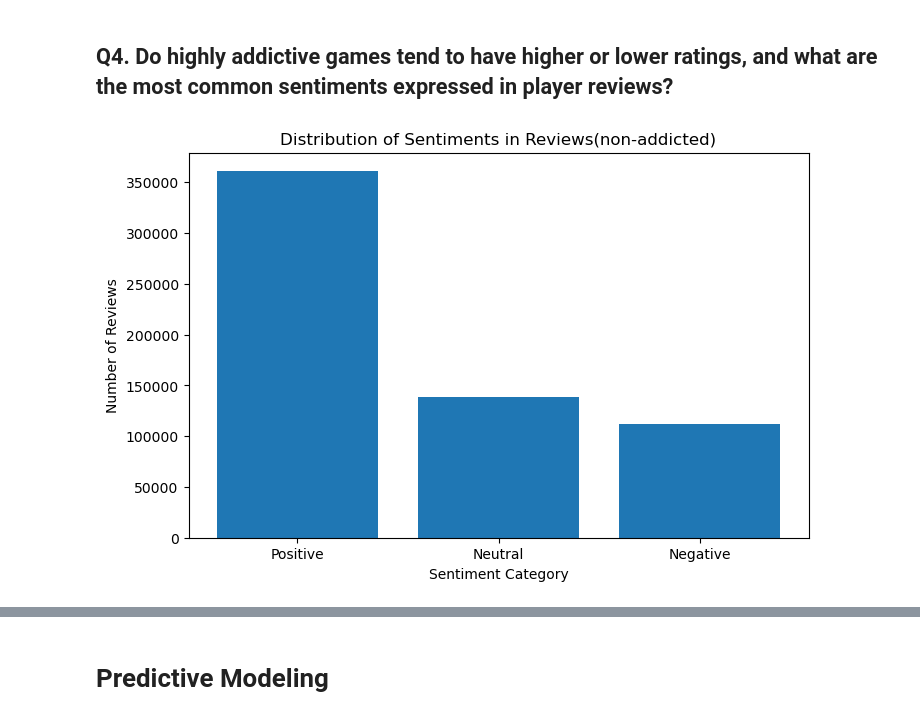
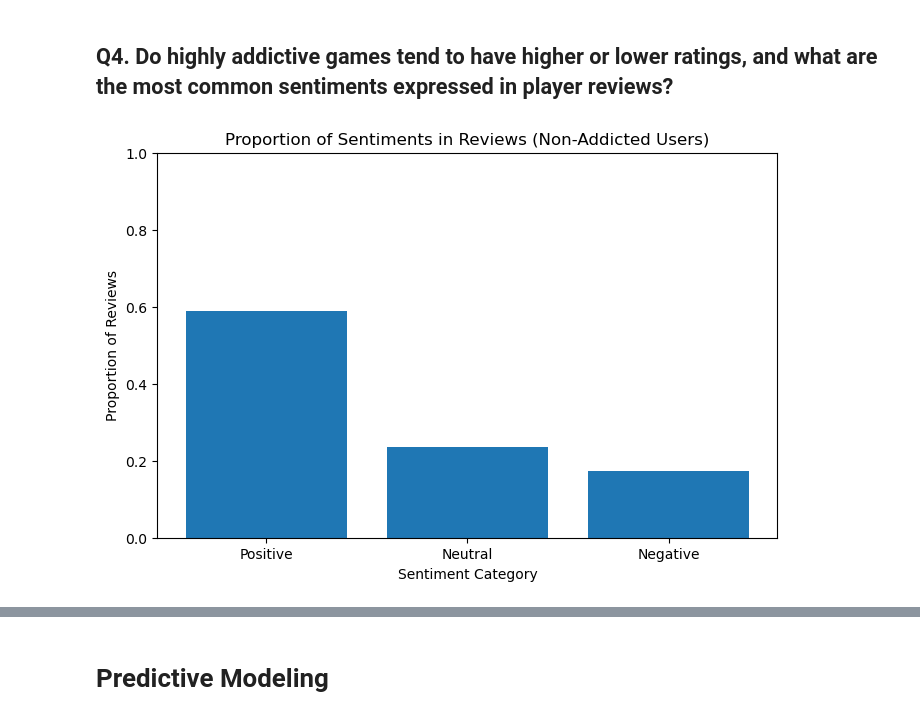
Before and after one commit to adhikaribiju/Analyzing-Gaming-Addiction-Trends-and-Player-Engagement, a Jupyter notebook: docs/Analyzing Gaming Addiction Trends and Player Engagement.ipynb, the cells around one changed output, grey strips where cells are left out. Cells and saved outputs as stored; diff of their text form; code cells hidden in the pictures.

Commit message:
code-cleanup-and-review-sentiment-blog

```diff
--- a/docs/Data Science Capstone.ipynb
+++ b/docs/Analyzing Gaming Addiction Trends and Player Engagement.ipynb
@@ -1229,10 +1007,16 @@ import matplotlib.pyplot as plt
 from textblob import TextBlob
 
 
-df_reviews = df_reviews[df_reviews['playtime_2weeks'] > 0]
+user_games_combined = users_data.merge(games_data, on='game_id', how='left')
+user_games_combined.dropna(inplace=True)
+reviews_data.rename(columns={'steamid': 'user_id'}, inplace=True)
+
+# get the title from the games_data
+df_reviews = user_games_combined.merge(reviews_data, on=['user_id', 'game_id'], how='inner')
+
 
 df_reviews = df_reviews[df_reviews['playtime_2weeks'] < 40]
-
+df_reviews = df_reviews[df_reviews['playtime_2weeks'] > 0]
 
 #df_reviews= reviews_data
 
@@ -1242,51 +1026,43 @@ def clean_text(text):
         return ""
     text = re.sub(r"\[.*?\]", "", text)  # Removing tags like [h1], [b], etc.
     text = re.sub(r"http\S+|www\S+", "", text)  # Removng URLs
     text = re.sub(r"[^a-zA-Z0-9.,!?'\s]", "", text)  # Remove special characters
     text = text.lower().strip()  # Convert to lowercase and strip spaces
     return text
 
 # Apply text cleaning
 df_reviews["cleaned_review"] = df_reviews["review"].apply(clean_text)
 
 # Function to get sentiment polarity
 def get_sentiment(text):
     if not text:  # If empty text, return neutral
         return 0
     return TextBlob(text).sentiment.polarity
 
 # Apply sentiment analysis to the cleaned reviews
 df_reviews["sentiment_score"] = df_reviews["cleaned_review"].apply(get_sentiment)
 
 # Classify reviews based on sentiment score
 df_reviews["sentiment"] = df_reviews["sentiment_score"].apply(
     lambda x: "Positive" if x > 0.05 else ("Negative" if x < -0.05 else "Neutral")
 )
 
-# Count of each sentiment category
-sentiment_counts = df_reviews["sentiment"].value_counts()
+# Sentiment proportions overall
+sentiment_proportions = df_reviews["sentiment"].value_counts(normalize=True)
 
-# Visualization: Sentiment Distribution
+# Plot proportion
 plt.figure(figsize=(8, 5))
-plt.bar(sentiment_counts.index, sentiment_counts.values)
+plt.bar(sentiment_proportions.index, sentiment_proportions.values)
 plt.xlabel("Sentiment Category")
-plt.ylabel("Number of Reviews")
-plt.title("Distribution of Sentiments in Reviews(non-addicted)")
+plt.ylabel("Proportion of Reviews")
+plt.title("Proportion of Sentiments in Reviews (Non-Addicted Users)")
+plt.ylim(0, 1)  # Since it's proportion
 plt.show()
 
-# sentiment by game
-game_sentiment = df_reviews.groupby("title")["sentiment_score"].mean().reset_index()
-
-# Top 10 most positively reviewed games
-top_positive_games = game_sentiment.sort_values(by="sentiment_score", ascending=False).head(10)
-
-# Top 10 most negatively reviewed games
-top_negative_games = game_sentiment.sort_values(by="sentiment_score", ascending=True).head(10)
-
-# Display results
-
-#print("Sentiment Analysis Results", df_reviews)
-#print("Top Positive Games", top_positive_games)
-#print("Top Negative Games", top_negative_games)
+# Sentiment by game
+game_sentiment = df_reviews.groupby("title").agg(
+    mean_sentiment=("sentiment_score", "mean"),
+    review_count=("sentiment_score", "count")
+).reset_index()
 # %% [output]
-[figure, old version]
+[figure, new version]
```
Also changed, not shown: parts of 45 cells of this notebook, 7 other files.
